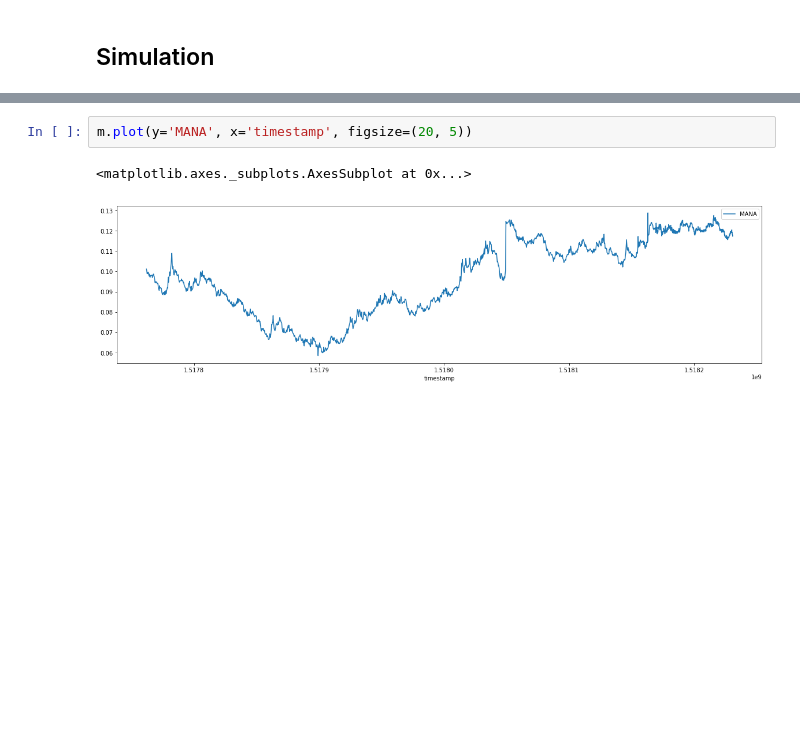
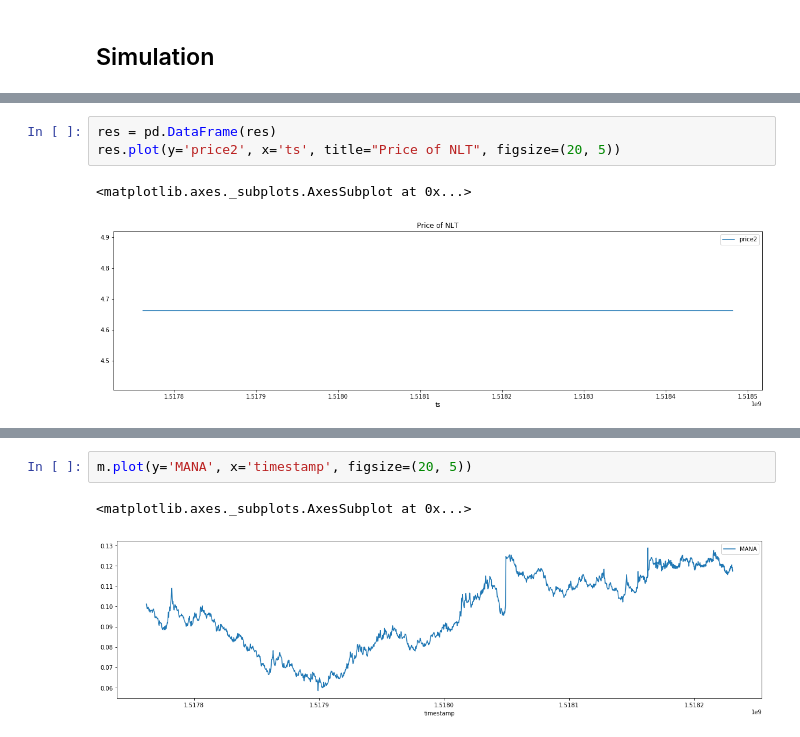
Before and after one commit to winkidney/ntl_sim, a Jupyter notebook: Visualization.ipynb, the cells around one changed output, grey strips where cells are left out. Saved outputs shown, nothing was run; the diff lists cells and outputs as text; blank space fills up the shorter version.

```diff
--- a/Visualization.ipynb
+++ b/Visualization.ipynb
@@ -78 +87,7 @@ res.plot(y='price', x='ts', title="Price of NLT", figsize=(20, 5))
+# %%
+res = pd.DataFrame(res)
+res.plot(y='price2', x='ts', title="Price of NLT", figsize=(20, 5))
+# %% [output]
+<matplotlib.axes._subplots.AxesSubplot at 0x...>
+[figure, added]
 # %%
```
Also changed, not shown: parts of 13 cells of this notebook, 2 other files.
